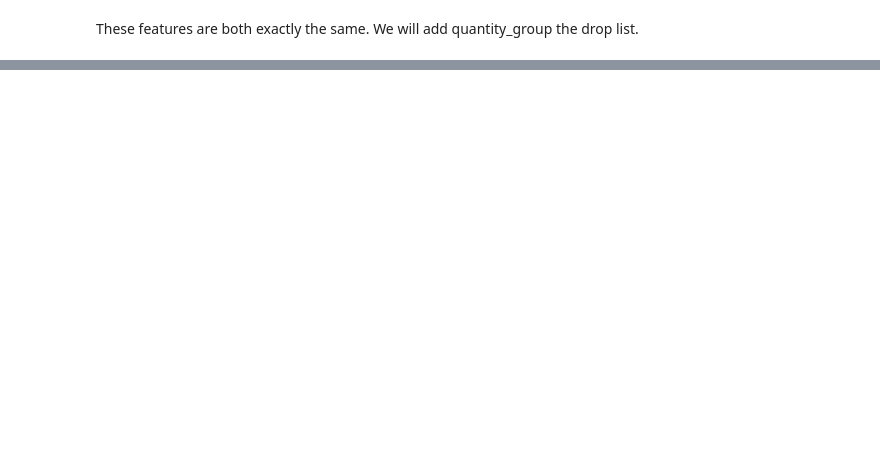
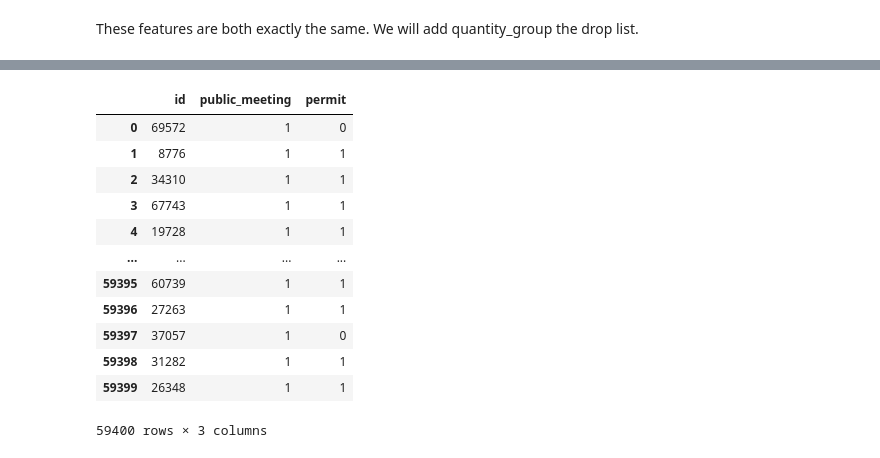
Before and after one commit to brtracy/phase_3_project, a Jupyter notebook: EDA.ipynb, the cells around one changed output, grey strips where cells are left out. Saved outputs shown, nothing was run; the diff lists cells and outputs as text; code cells hidden in the pictures; blank space fills up the shorter version.

```diff
--- a/EDA.ipynb
+++ b/EDA.ipynb
@@ -1973,0 +1874,4 @@ drop_list.append('waterpoint_type_group')
+# %%
+# instantiate a final dataframe containing the id
+final_df = pd.DataFrame()
+final_df['id'] = raw_df.id
@@ -2019,0 +1932,16 @@ Some thoughts:
+# %%
+final_df
+# %% [output]
+|  | id | public_meeting | permit |
+| 0 | 69572 | 1 | 0 |
+| 1 | 8776 | 1 | 1 |
+| 2 | 34310 | 1 | 1 |
+| 3 | 67743 | 1 | 1 |
+| 4 | 19728 | 1 | 1 |
+| ... | ... | ... | ... |
+| 59395 | 60739 | 1 | 1 |
+| 59396 | 27263 | 1 | 1 |
+| 59397 | 37057 | 1 | 0 |
+| 59398 | 31282 | 1 | 1 |
+| 59399 | 26348 | 1 | 1 |
+59400 rows × 3 columns
```
Also changed, not shown: parts of 174 cells of this notebook.
